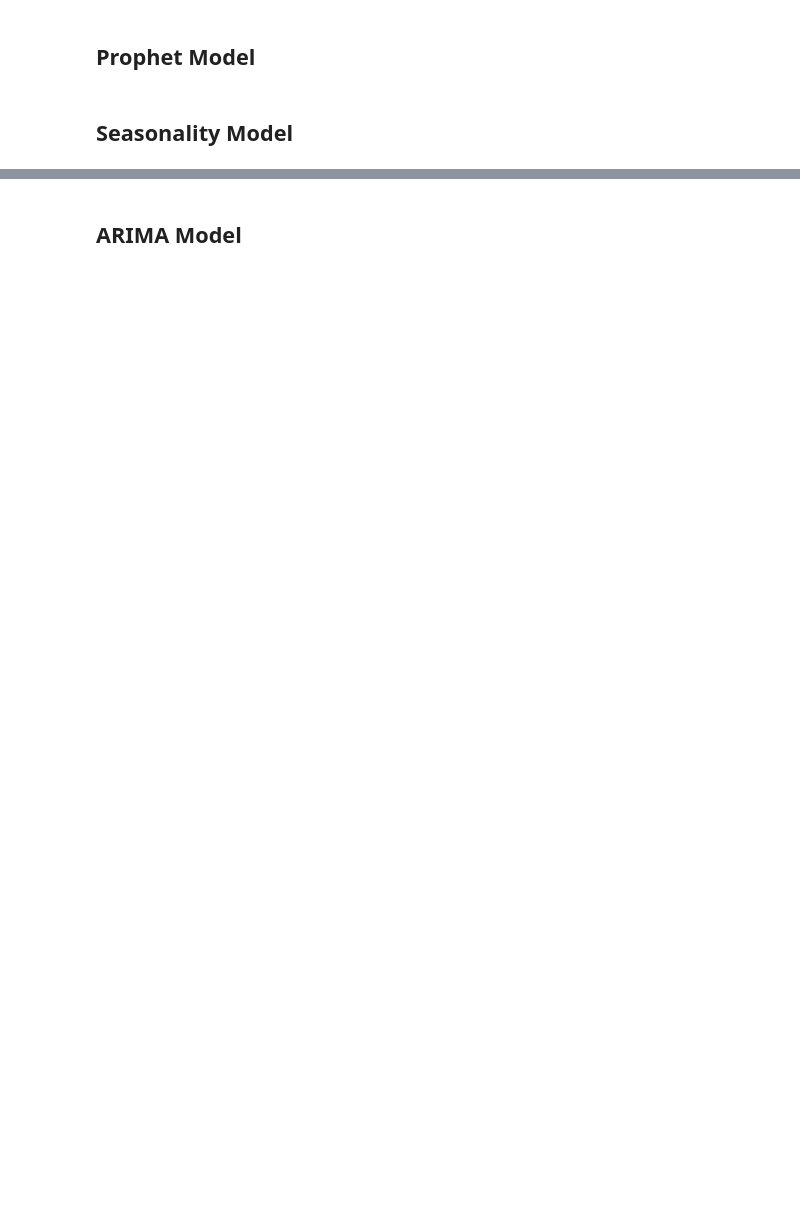
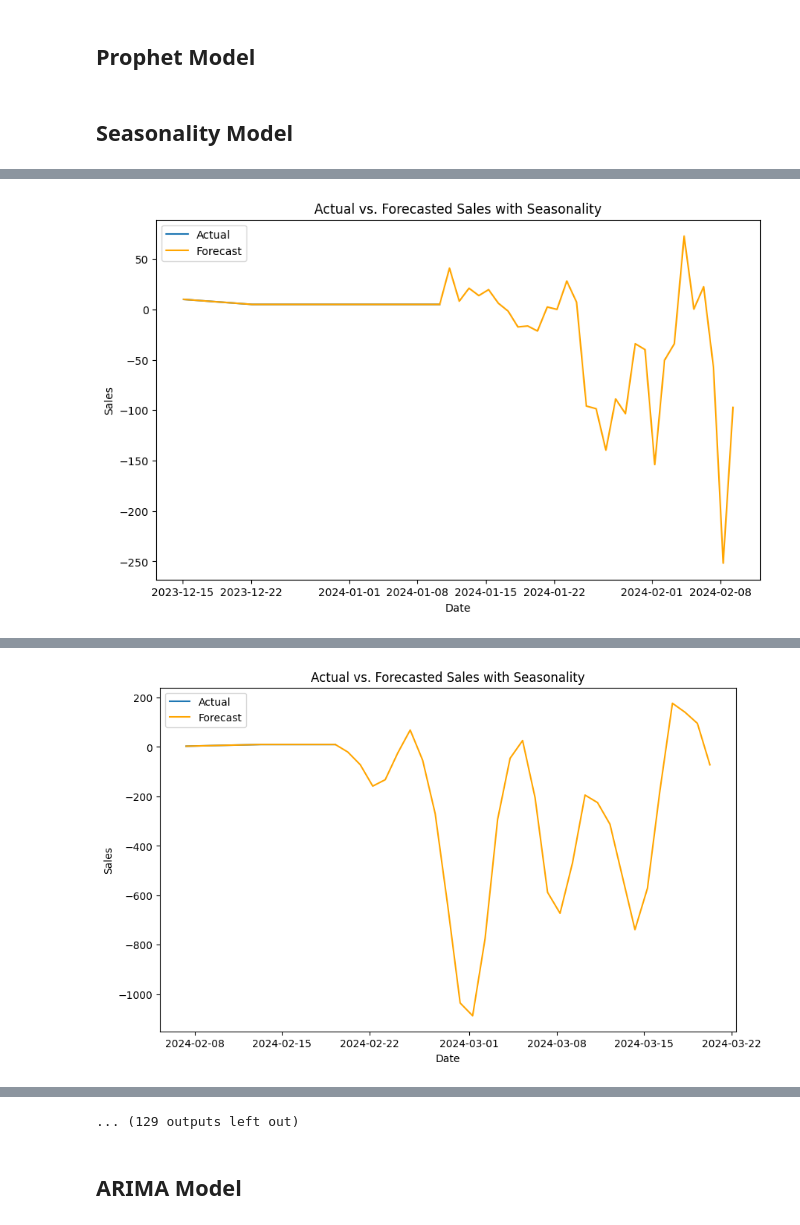
Before and after one commit to kushal-medkart/bookish-octo-fiesta, a Jupyter notebook: DataAnalysis.ipynb, the cells around one changed output, grey strips where cells are left out. Drawn from its saved outputs; the diff is of its cells as text; code cells hidden in the pictures; blank space fills up the shorter version.

```diff
--- a/DataAnalysis.ipynb
+++ b/DataAnalysis.ipynb
@@ -112,8 +102,10 @@ pd.set_option('display.max_columns', 50)
 def FuncRunModel(func):
     for customer_code in CustomerProductPurchase:
         for product_code, product_purchase in CustomerProductPurchase[customer_code].groupby('ProductCode'):
+            # select product greater than 2
             if len(product_purchase) < 2:
                 continue
+            display(product_purchase)
             product_purchase['bill_datetime'] = pd.to_datetime(product_purchase['BillDate'] + " " + product_purchase['BillTime'], format='%d/%m/%Y %H:%M%p')
             # getting ready for model
             product_purchase.rename(columns={'bill_datetime': 'ds', 'Quantity': 'y'}, inplace=True)
@@ -151,11 +143,14 @@ import numpy as np
 from prophet import Prophet
 import matplotlib.pyplot as plt
 
+
 def SeasonalityModel(product_purchase):
 
     # Fit Prophet model with weekly and yearly seasonality
     model = Prophet(seasonality_mode='multiplicative', daily_seasonality=False)
     model.add_seasonality(name='weekly', period=7, fourier_order=3)
+    model.add_seasonality(name='monthly', period=30, fourier_order=5)
+    model.add_seasonality(name='twomontly', period=60, fourier_order=6)
     model.add_seasonality(name='yearly', period=365.25, fourier_order=10)
 
     model.fit(product_purchase)
@@ -163,6 +158,14 @@ def SeasonalityModel(product_purchase):
     # Make future date predictions
     future_dates = model.make_future_dataframe(periods=30)
     forecast = model.predict(future_dates)
+
+    # Extract relevant columns from the forecast DataFrame
+    forecasted_values = forecast[['ds', 'yhat', 'yhat_lower', 'yhat_upper']]
+
+    # Extract the prediction for the next date (last row of the forecasted_values DataFrame)
+    next_date_prediction = forecasted_values.iloc[-1]['ds']
+
+    print(f"Predicted Next Date: {next_date_prediction}")
 
     # Plot actual vs. predicted sales
     fig, ax = plt.subplots(figsize=(10, 6))
@@ -176,3 +179,4 @@ def SeasonalityModel(product_purchase):
 
 
 FuncRunModel(SeasonalityModel)
+# %% [output]
@@ -178,0 +190 @@ FuncRunModel(SeasonalityModel)
+[figure, added]
@@ -178,0 +199 @@ FuncRunModel(SeasonalityModel)
+[figure, added]
@@ -178,0 +210 @@ FuncRunModel(SeasonalityModel)
+... (129 outputs left out)
```
Also changed, not shown: parts of 12 cells of this notebook.
